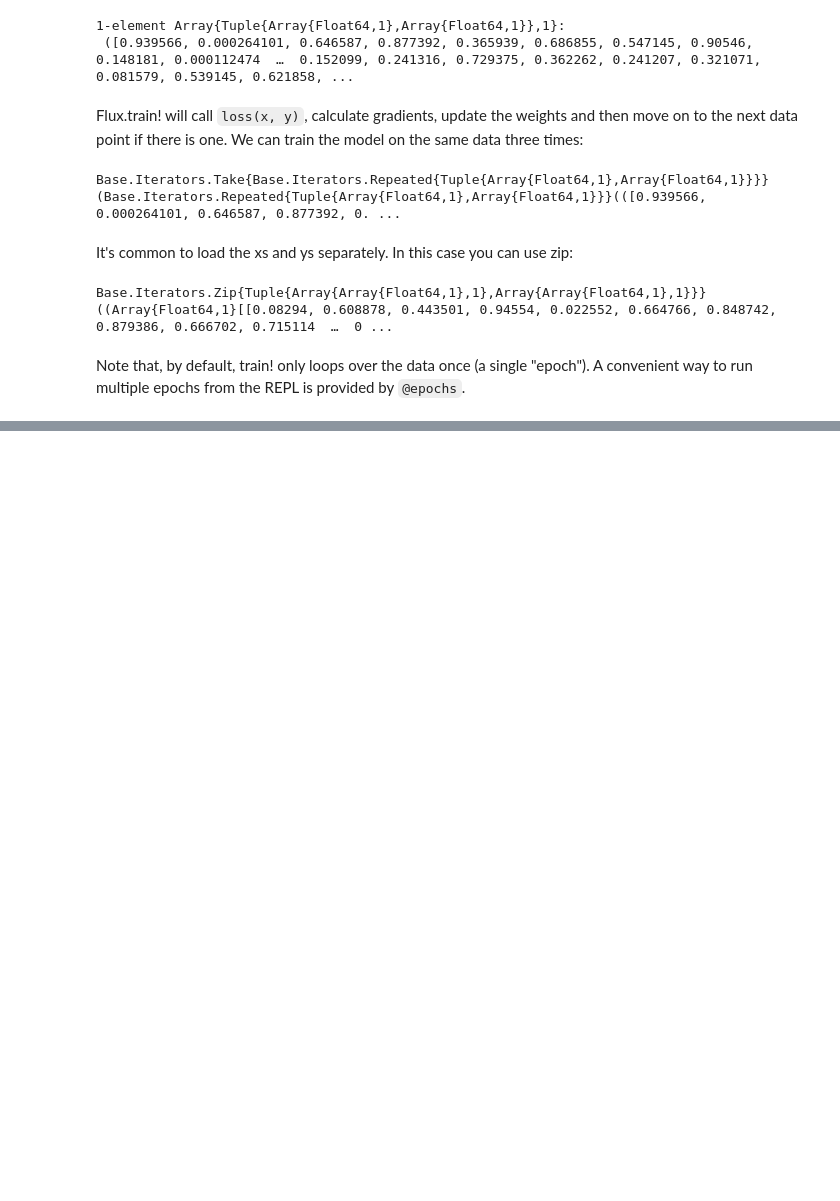
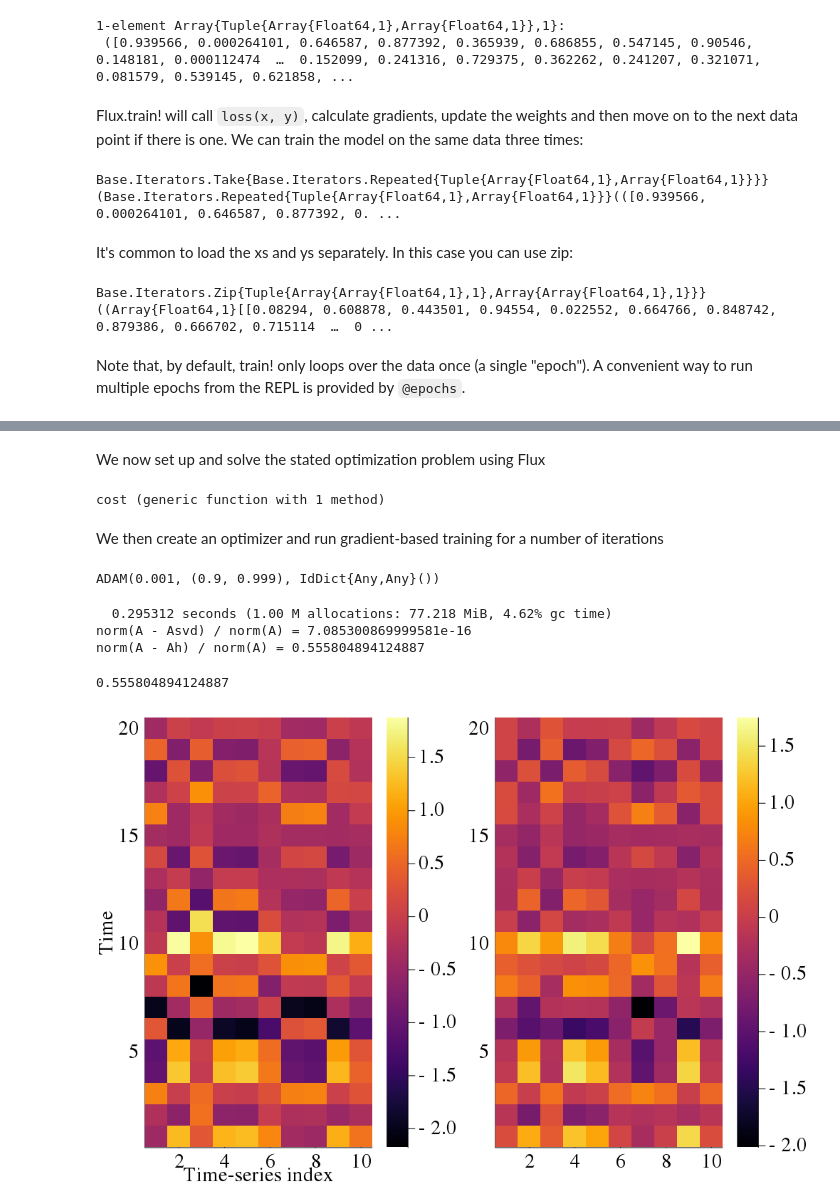
Before and after one commit to mfalt/juliacourse, a Jupyter notebook: lecture6/Flux.ipynb, the cells around one changed output, grey strips where cells are left out. Cells and saved outputs as stored; diff of their text form; code cells hidden in the pictures; blank space fills up the shorter version.

Commit message:
update flux notebook with example

```diff
--- a/lecture6/Flux.ipynb
+++ b/lecture6/Flux.ipynb
@@ -95,0 +121,10 @@ Note that, by default, train! only loops over the data once (a single "epoch").
+# %%
+using Flux, Flux.Tracker
+using Flux.Tracker: data
+
+m,n,k = 20,10,3
+
+W = randn(m,k)
+H = softmax(5randn(k,n))
+A = W*H
+H
@@ -95,0 +157,36 @@ Note that, by default, train! only loops over the data once (a single "epoch").
+# %% [markdown]
+We now set up and solve the stated optimization problem using Flux
+# %%
+α = 0.2
+Wh,Hh = param(randn(m,k+1)), param(randn(k+1,n))
+p = params(Wh,Hh)
+dir(H,α) = (α-1)*sum(log, H)
+function cost()
+    H = softmax(Hh)
+    norm(A-Wh*H) - dir(H,α) # Negative likelihood
+end
+# %% [output]
+cost (generic function with 1 method)
+# %% [markdown]
+We then create an optimizer and run gradient-based training for a number of iterations
+# %%
+opt = ADAM()
+# %% [output]
+ADAM(0.001, (0.9, 0.999), IdDict{Any,Any}())
+# %%
+@time for i = 1:2000
+    gs = Tracker.gradient(cost, p)
+    Flux.Optimise.update!(opt, p, gs)
+end
+Ah = (Wh*softmax(Hh)).data
+@show norm(A-Asvd)/norm(A)
+@show norm(A-Ah)/norm(A)
+# %% [output]
+  0.295312 seconds (1.00 M allocations: 77.218 MiB, 4.62% gc time)
+norm(A - Asvd) / norm(A) = 7.085300869999581e-16
+norm(A - Ah) / norm(A) = 0.555804894124887
+0.555804894124887
+# %%
+heatmap(A, layout=2, ylabel="Time", xlabel="Time-series index"); heatmap!(Ah, subplot=2)
+# %% [output]
+[figure, added]
```
Also changed, not shown: parts of 20 cells of this notebook.
